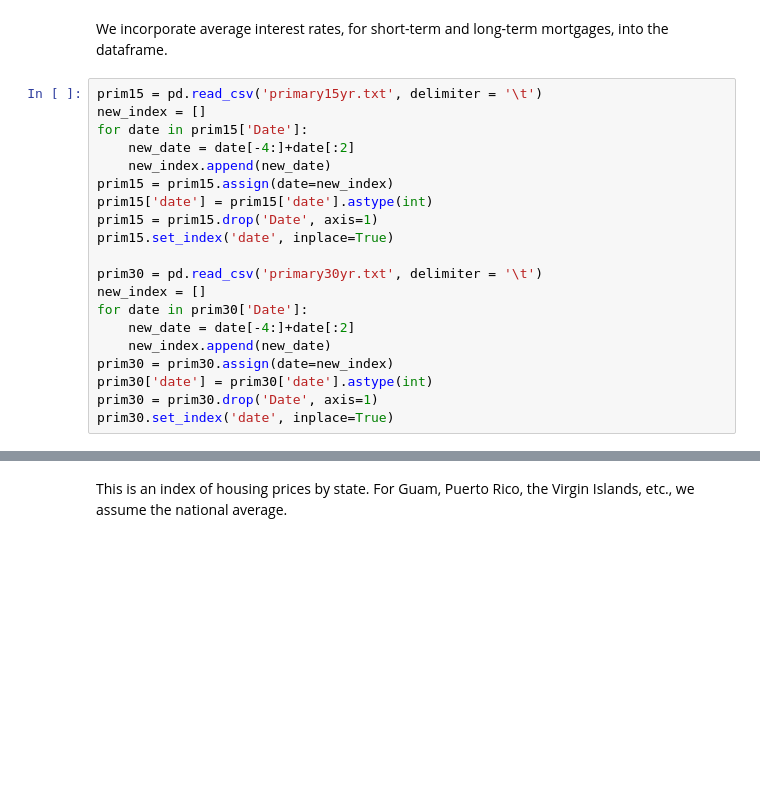
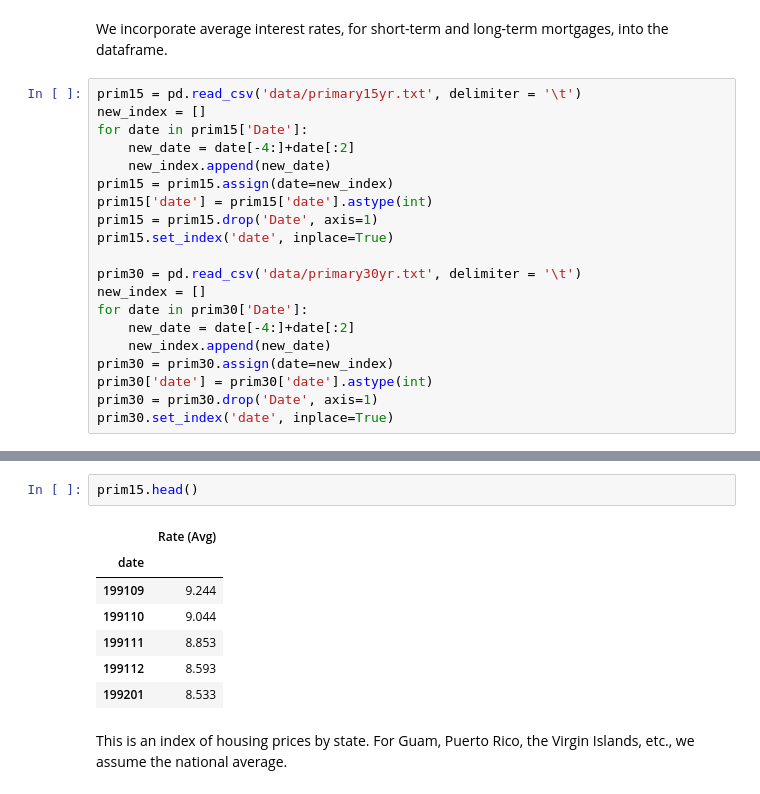
Before and after one commit to chathasphere/mortgage-risk-classification, a Jupyter notebook: Delinquency.ipynb, the cells around one changed output, grey strips where cells are left out. Saved outputs shown, nothing was run; the diff lists cells and outputs as text; blank space fills up the shorter version.

```diff
--- a/delinquency_research_pres.ipynb
+++ b/Delinquency.ipynb
@@ -12,7 +10,7 @@ pd.options.mode.chained_assignment = None
 # %% [markdown]
 We incorporate average interest rates, for short-term and long-term mortgages, into the dataframe.
 # %%
-prim15 = pd.read_csv('primary15yr.txt', delimiter = '\t')
+prim15 = pd.read_csv('data/primary15yr.txt', delimiter = '\t')
 new_index = []
 for date in prim15['Date']:
     new_date = date[-4:]+date[:2]
@@ -22,7 +20,7 @@ prim15['date'] = prim15['date'].astype(int)
 prim15 = prim15.drop('Date', axis=1)
 prim15.set_index('date', inplace=True)
 
-prim30 = pd.read_csv('primary30yr.txt', delimiter = '\t')
+prim30 = pd.read_csv('data/primary30yr.txt', delimiter = '\t')
 new_index = []
 for date in prim30['Date']:
     new_date = date[-4:]+date[:2]
@@ -34,3 +65,13 @@ prim30.set_index('date', inplace=True)
+# %%
+prim15.head()
+# %% [output]
+|  | Rate (Avg) |
+| date |  |
+| 199109 | 9.244 |
+| 199110 | 9.044 |
+| 199111 | 8.853 |
+| 199112 | 8.593 |
+| 199201 | 8.533 |
 # %% [markdown]
 This is an index of housing prices by state. For Guam, Puerto Rico, the Virgin Islands, etc., we assume the national average.
 # %%
```
Also changed, not shown: parts of 11 cells of this notebook, 10 other files.
